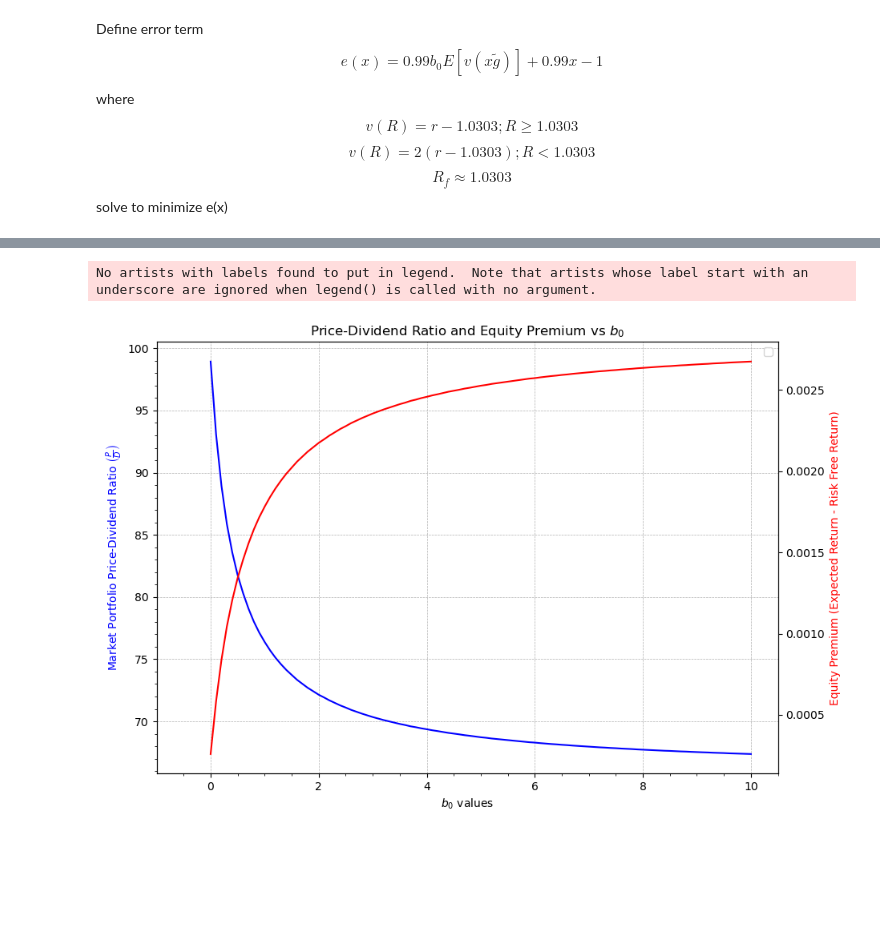
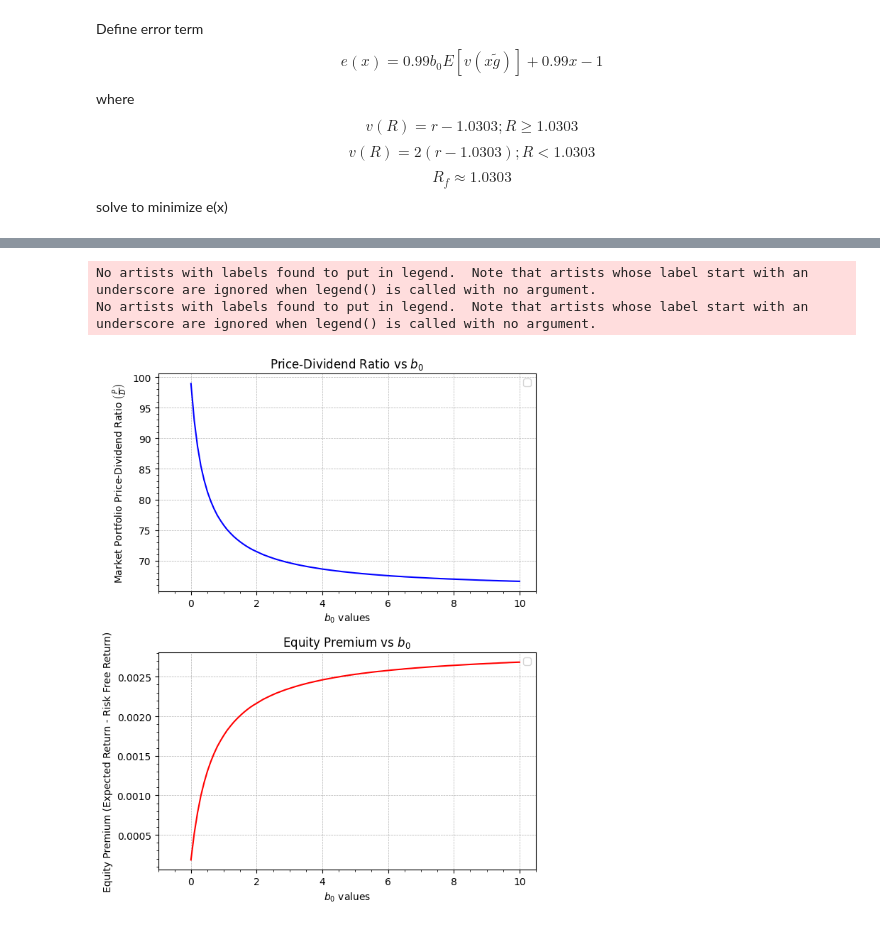
Before and after one commit to kilowiski/qf600, a Jupyter notebook: assignment_6/assignment6.ipynb, the cells around one changed output, grey strips where cells are left out. Cells and saved outputs as stored; diff of their text form; code cells hidden in the pictures; blank space fills up the shorter version.

Commit message:
add utility graph, cleanup other graph

```diff
--- a/assignment_6/assignment6.ipynb
+++ b/assignment_6/assignment6.ipynb
@@ -47,7 +47,7 @@ $$v(R) = 2(r - 1.0303) ; R < 1.0303$$
 $$ R_f \approx 1.0303$$
 solve to minimize e(x)
 # %%
-err_tolerance = 10**-5
+err_tolerance = 1e-5
 # %%
 def utility(r,R_f):
     if r >= R_f :
@@ -96,27 +91,35 @@ No artists with labels found to put in legend.  Note that artists whose label st
 # %%
-f0, ax0 = plt.subplots(1)
-f0.set_figheight(7)
-f0.set_figwidth(10)
-ax0.plot(df['b'],df['pd_ratio'],color='blue')
-ax1= ax0.twinx()
-ax1.plot(df['b'],df['exp_return']-R_f,color='red')
+f0, ax0 = plt.subplots(2,1)
+f0.set_figheight(8)
+ax0[0].plot(df['b'],df['pd_ratio'],color='blue')
+ax0[0].xaxis.set_major_locator(ticker.AutoLocator())
+ax0[0].xaxis.set_minor_locator(ticker.AutoMinorLocator())
+ax0[0].yaxis.set_major_locator(ticker.AutoLocator())
+ax0[0].yaxis.set_minor_locator(ticker.AutoMinorLocator())
+ax0[0].set_xlim(-1)
+ax0[0].set_xlabel(r'$b_0$ values')
+ax0[0].set_ylabel(r'Market Portfolio Price-Dividend Ratio $\left(\frac{P}{D}\right)$')
+ax0[0].grid(linestyle = '--', linewidth = 0.5)
+ax0[0].legend()
+ax0[0].set_title(r'Price-Dividend Ratio vs $b_0$')
 
-#ax1.plot(df['b'],df['x'],color='red')
-ax0.xaxis.set_major_locator(ticker.AutoLocator())
-ax0.xaxis.set_minor_locator(ticker.AutoMinorLocator())
-ax0.yaxis.set_major_locator(ticker.AutoLocator())
-ax0.yaxis.set_minor_locator(ticker.AutoMinorLocator())
-ax0.set_xlim(-1)
-ax0.set_xlabel(r'$b_0$ values')
-ax0.set_ylabel(r'Market Portfolio Price-Dividend Ratio $\left(\frac{P}{D}\right)$',color='blue')
-ax1.set_ylabel(r'Equity Premium (Expected Return - Risk Free Return)',color='red')
+ax0[1].plot(df['b'],df['exp_return']-R_f,color='red')
+ax0[1].xaxis.set_major_locator(ticker.AutoLocator())
+ax0[1].xaxis.set_minor_locator(ticker.AutoMinorLocator())
+ax0[1].yaxis.set_major_locator(ticker.AutoLocator())
+ax0[1].yaxis.set_minor_locator(ticker.AutoMinorLocator())
+ax0[1].set_xlim(-1)
+ax0[1].set_xlabel(r'$b_0$ values')
+ax0[1].set_ylabel(r'Equity Premium (Expected Return - Risk Free Return)')
+ax0[1].grid(linestyle = '--', linewidth = 0.5)
+ax0[1].legend()
+ax0[1].set_title(r'Equity Premium vs $b_0$')
 
-ax0.grid(linestyle = '--', linewidth = 0.5)
-ax0.legend()
-ax0.set_title(r'Price-Dividend Ratio and Equity Premium vs $b_0$')
+f0.tight_layout()
 plt.show(f0)
 f0.savefig('f0.jpg')
 # %% [output]
 No artists with labels found to put in legend.  Note that artists whose label start with an underscore are ignored when legend() is called with no argument.
+No artists with labels found to put in legend.  Note that artists whose label start with an underscore are ignored when legend() is called with no argument.
-[figure, old version]
+[figure, new version]
 # %%
```
Also changed, not shown: parts of 5 cells of this notebook.
